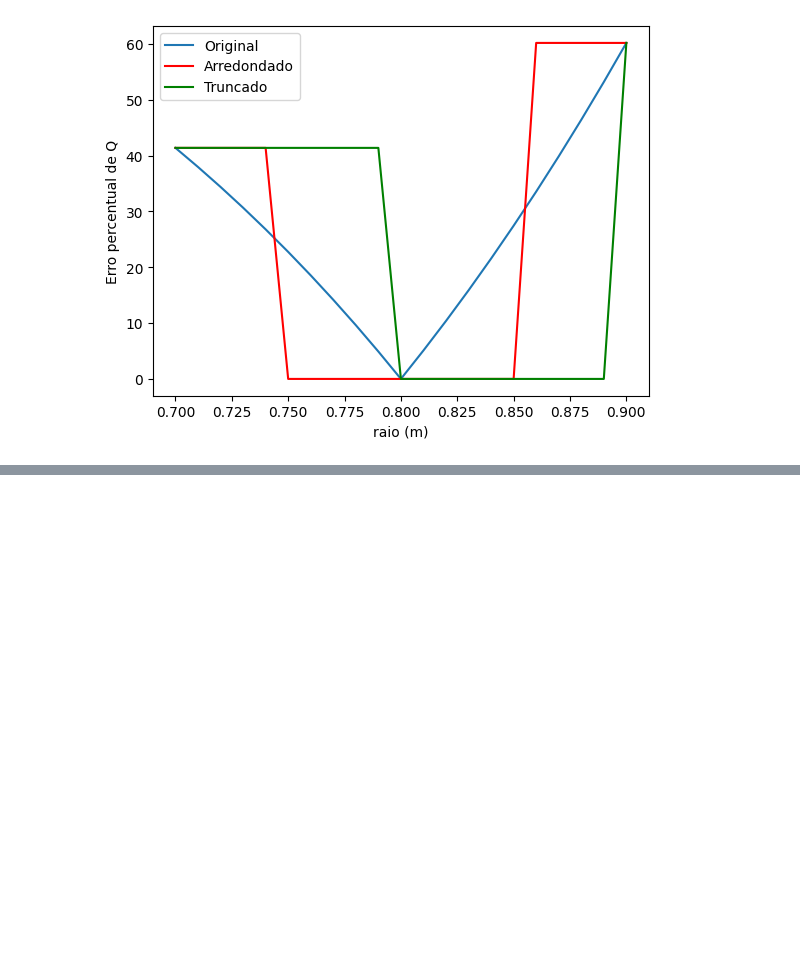
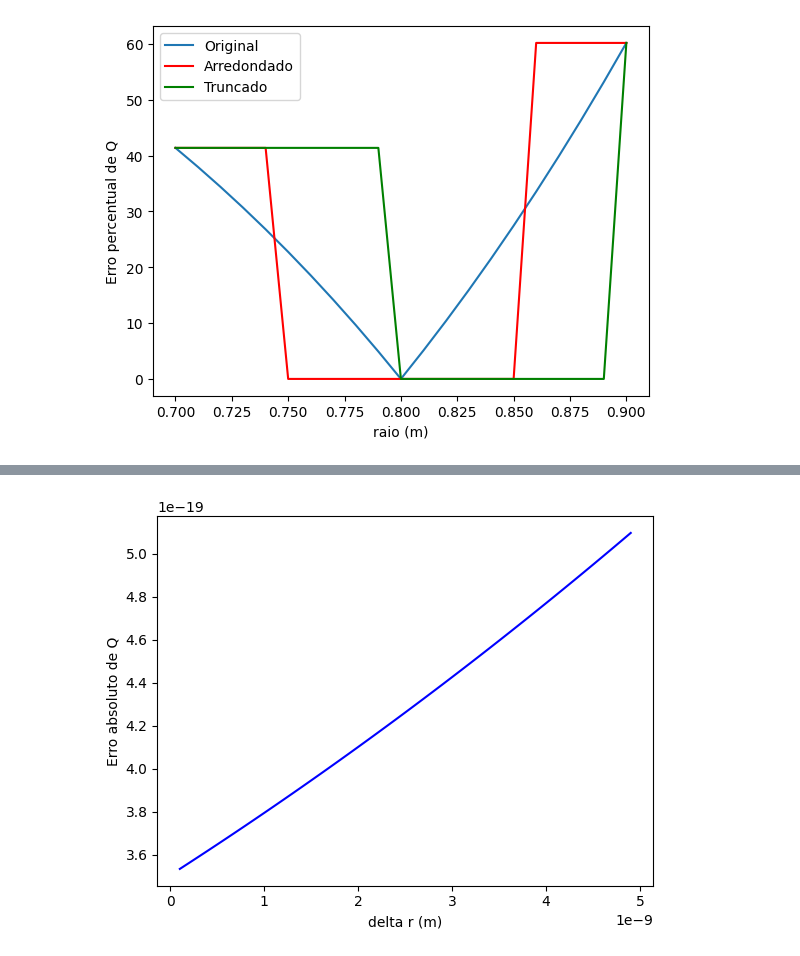
Before and after one commit to EduardoKenzoHayashi/CN-Lobosco, a Jupyter notebook: Atividade1.ipynb, the cells around one changed output, grey strips where cells are left out. Saved outputs shown, nothing was run; the diff lists cells and outputs as text; code cells hidden in the pictures; blank space fills up the shorter version.

```diff
--- a/Atividade1.ipynb
+++ b/Atividade1.ipynb
@@ -496,0 +538,10 @@ plt.show()
+# %%
+ead = []
+for delta in deltar:
+  ead.append(calQd(rmais(rd, delta),pd, mid, Ld ))
+plt.plot(deltar, ead, color = "blue")
+plt.xlabel("delta r (m)")
+plt.ylabel("Erro absoluto de Q")
+plt.show()
+# %% [output]
+[figure, added]
```
Also changed, not shown: parts of 17 cells of this notebook.
